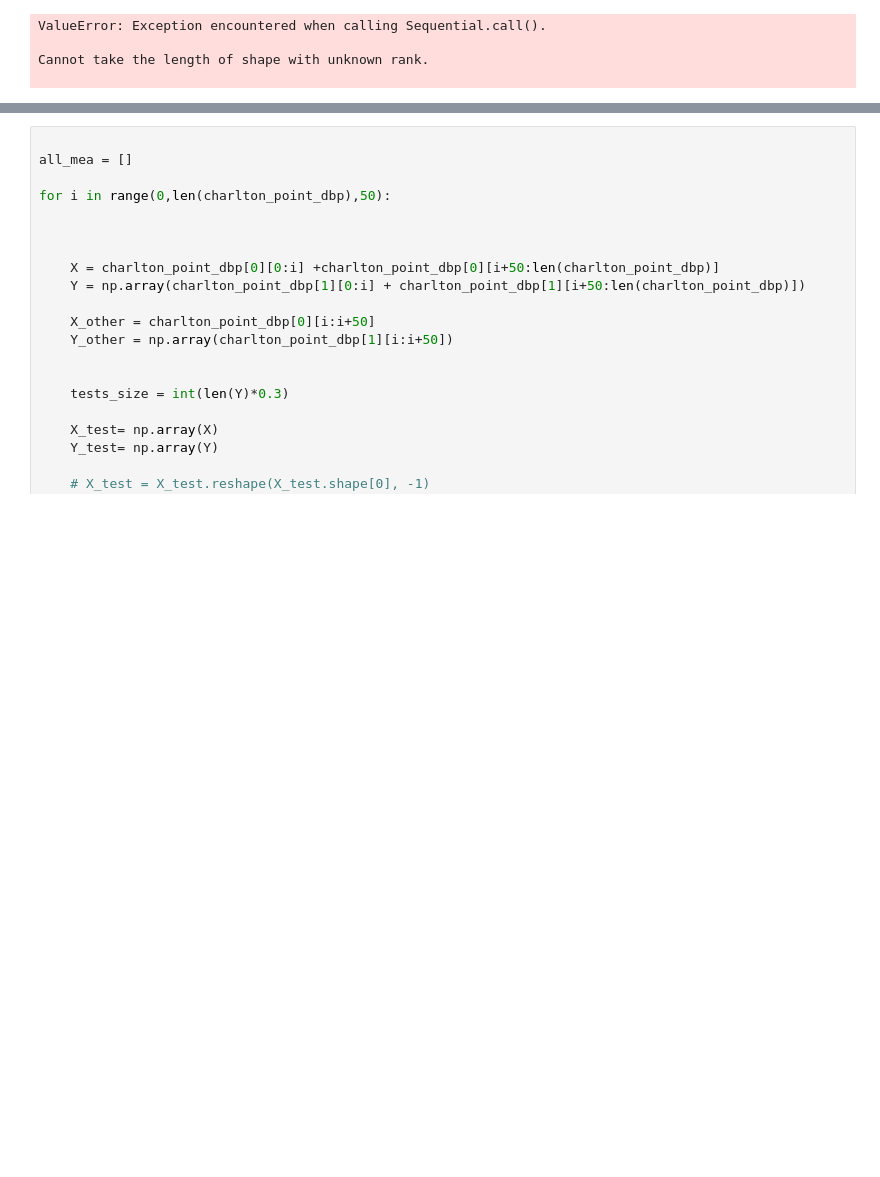
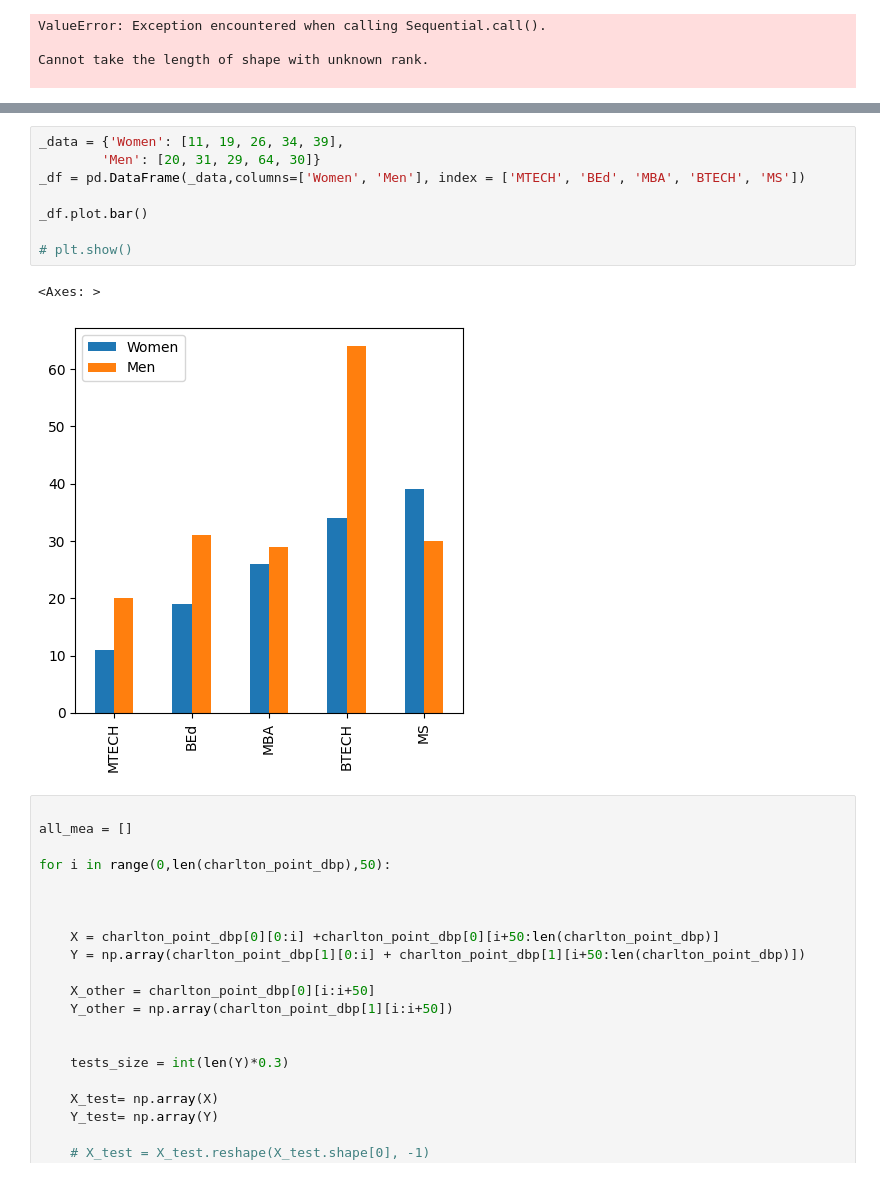
Before and after one commit to danielle34/summer24-lab, a Jupyter notebook: charlton_testings.ipynb, the cells around one changed output, grey strips where cells are left out. Saved outputs shown, nothing was run; the diff lists cells and outputs as text; blank space fills up the shorter version.

```diff
--- a/charlton_testings.ipynb
+++ b/charlton_testings.ipynb
@@ -484,3 +508,14 @@ Cannot take the length of shape with unknown rank.
+# %%
+_data = {'Women': [11, 19, 26, 34, 39],
+        'Men': [20, 31, 29, 64, 30]}
+_df = pd.DataFrame(_data,columns=['Women', 'Men'], index = ['MTECH', 'BEd', 'MBA', 'BTECH', 'MS'])
+
+_df.plot.bar()
+
+# plt.show()
+# %% [output]
+<Axes: >
+[figure, added]
 # %%
 
 all_mea = []
```
Also changed, not shown: parts of 2 cells of this notebook, 1 other file.
